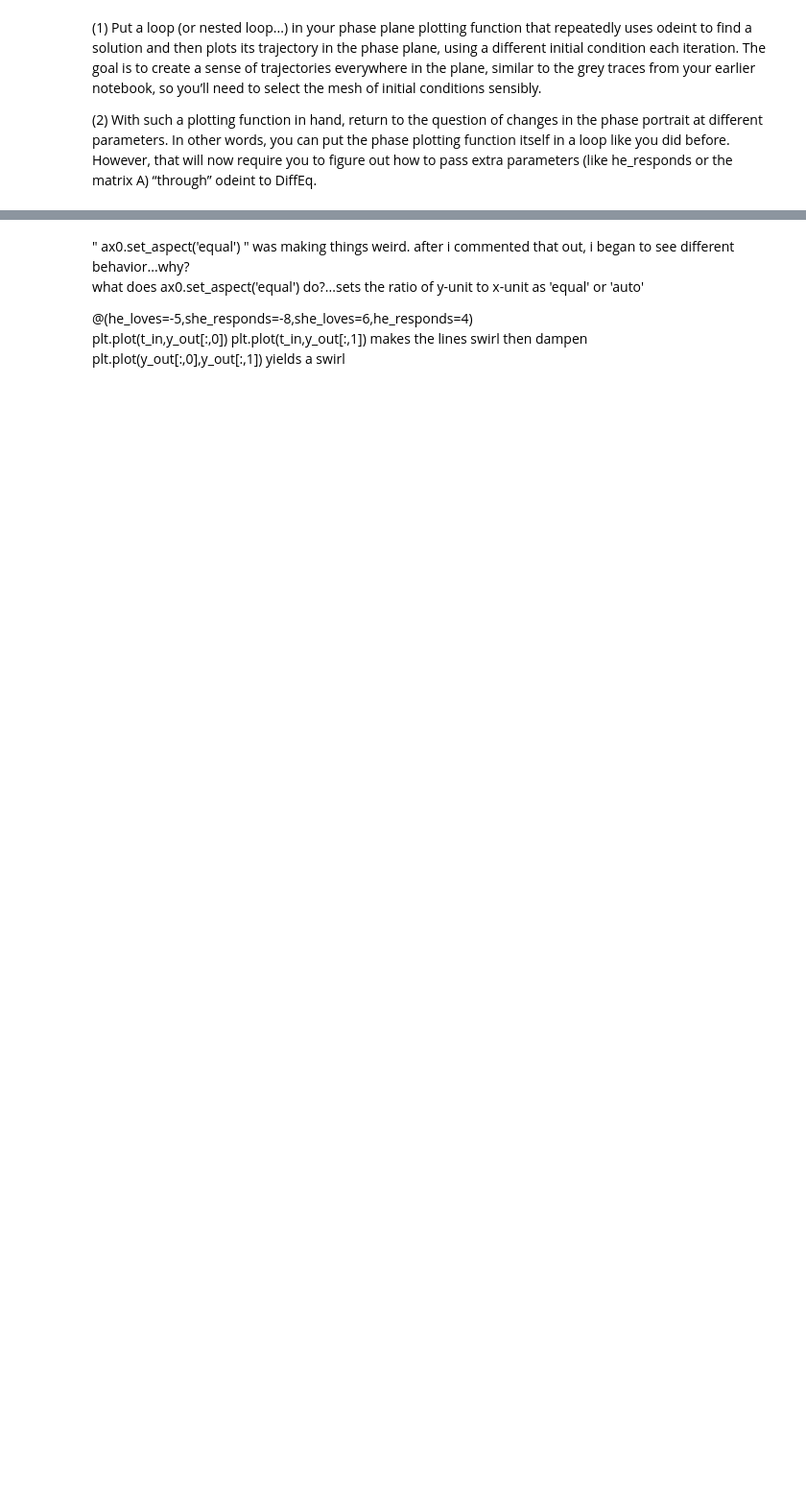
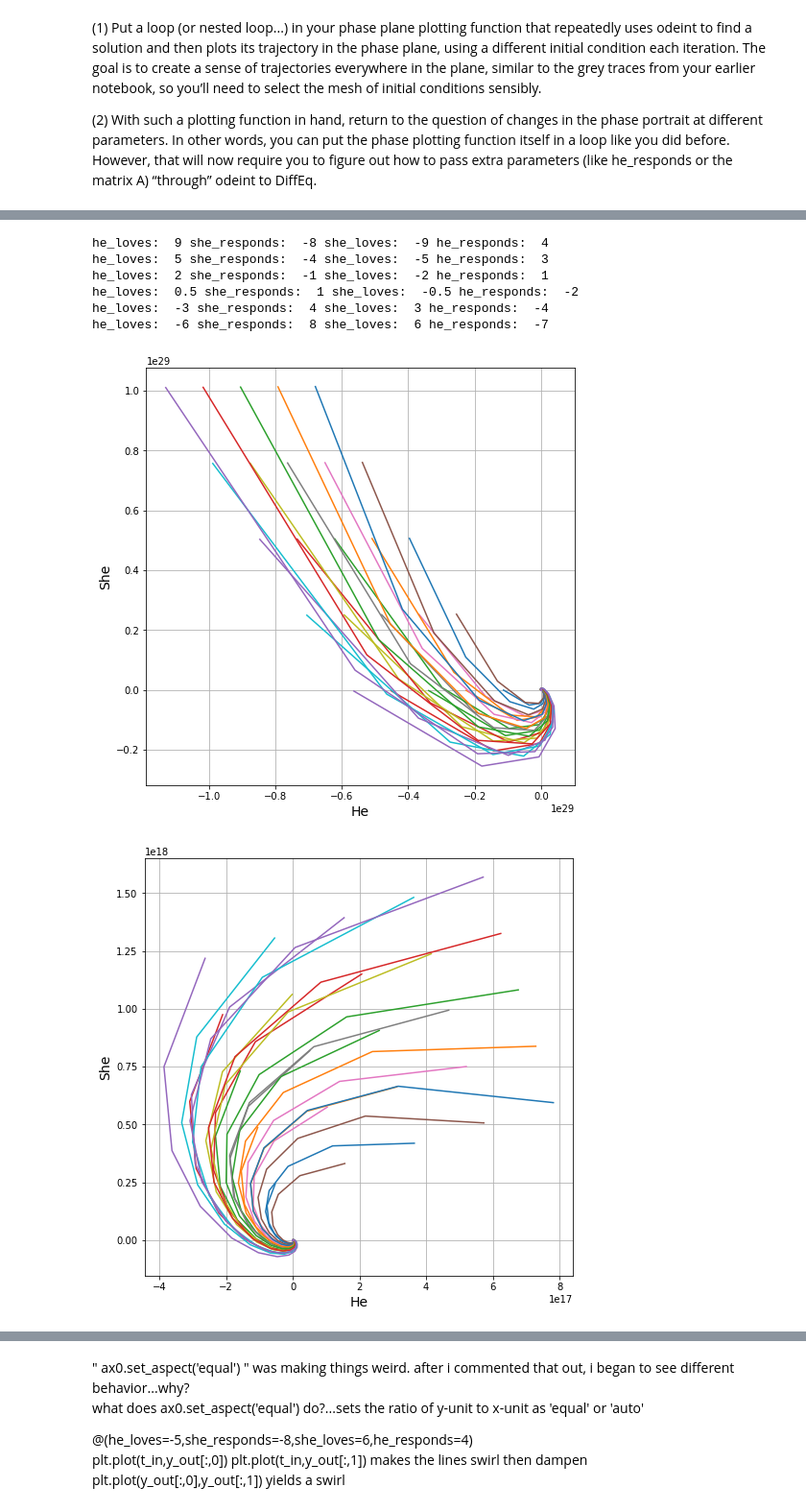
Before and after one commit to jarzavala/LA-Brown-JRitt, a Jupyter notebook: BrownLA-JRitt.ipynb, the cells around one changed output, grey strips where cells are left out. Shown: that part at 96% size. Cells and saved outputs as stored; diff of their text form; code cells hidden in the pictures; blank space fills up the shorter version.

```diff
--- a/BrownLA-JRitt.ipynb
+++ b/BrownLA-JRitt.ipynb
@@ -38,7 +38,7 @@ def plot_solution(diff_eq, start = [1,2], t_in = np.linspace(0, 10, 100)):
     plt.grid()
 
 
-def phase_plane(diff_eq, start = [1,2], t_in = np.linspace(0, 10, 100), args = (-5,-8,6,4)):
+def phase_plane(diff_eq, start = [1,2], t_in = np.linspace(0, 10, 100), args = (he_loves_list[i], he_responds_list[i], she_loves_list[i], he_responds_list[i])):
 
 
     fig, ax = plt.subplots(1,1,figsize=(8,8))
@@ -46,7 +46,7 @@ def phase_plane(diff_eq, start = [1,2], t_in = np.linspace(0, 10, 100), args = (
     for x in range(0,5):
         for y in range(1,6):
 
-            y_out = odeint(diff_eq,[x,y], t_in, args = (-5,-8,she_loves,4))
+            y_out = odeint(diff_eq,[x,y], t_in, args = (he_loves_list[i], he_responds_list[i], she_loves_list[i], he_responds_list[i]))
 
             plt.plot(y_out[:,0],y_out[:,1])
 
@@ -73,0 +62,17 @@ for she_loves in she_loves_list:
+# %%
+he_loves_list = [9, 5, 2, 0.5, -3, -6, -9]
+she_responds_list = [-8, -4, -1, 1, 4, 8]
+she_loves_list = [-9, -5, -2, -0.5, 3, 6, 9]
+he_responds_list = [4, 3, 1, -2, -4, -7]
+for i in range(6):
+    print("he_loves: ", he_loves_list[i], "she_responds: ", she_responds_list[i], "she_loves: ", she_loves_list[i], "he_responds: ", he_responds_list[i])
+    phase_plane(diff_eq, args = {he_loves_list[i], he_responds_list[i], she_loves_list[i], he_responds_list[i]})
+# %% [output]
+he_loves:  9 she_responds:  -8 she_loves:  -9 he_responds:  4
+he_loves:  5 she_responds:  -4 she_loves:  -5 he_responds:  3
+he_loves:  2 she_responds:  -1 she_loves:  -2 he_responds:  1
+he_loves:  0.5 she_responds:  1 she_loves:  -0.5 he_responds:  -2
+he_loves:  -3 she_responds:  4 she_loves:  3 he_responds:  -4
+he_loves:  -6 she_responds:  8 she_loves:  6 he_responds:  -7
+[figure, added]
+[figure, added]
```
Also changed, not shown: parts of 2 cells of this notebook.
